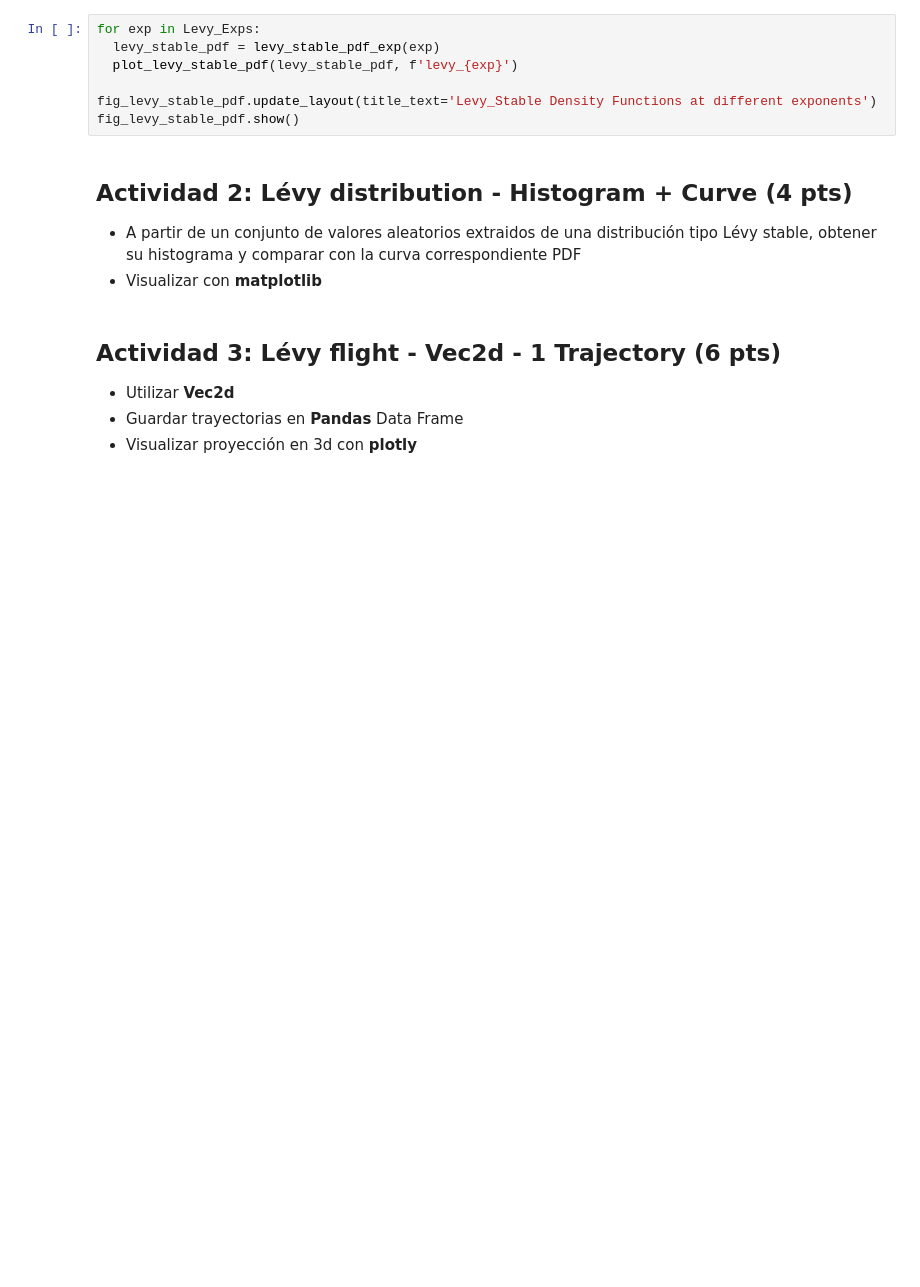
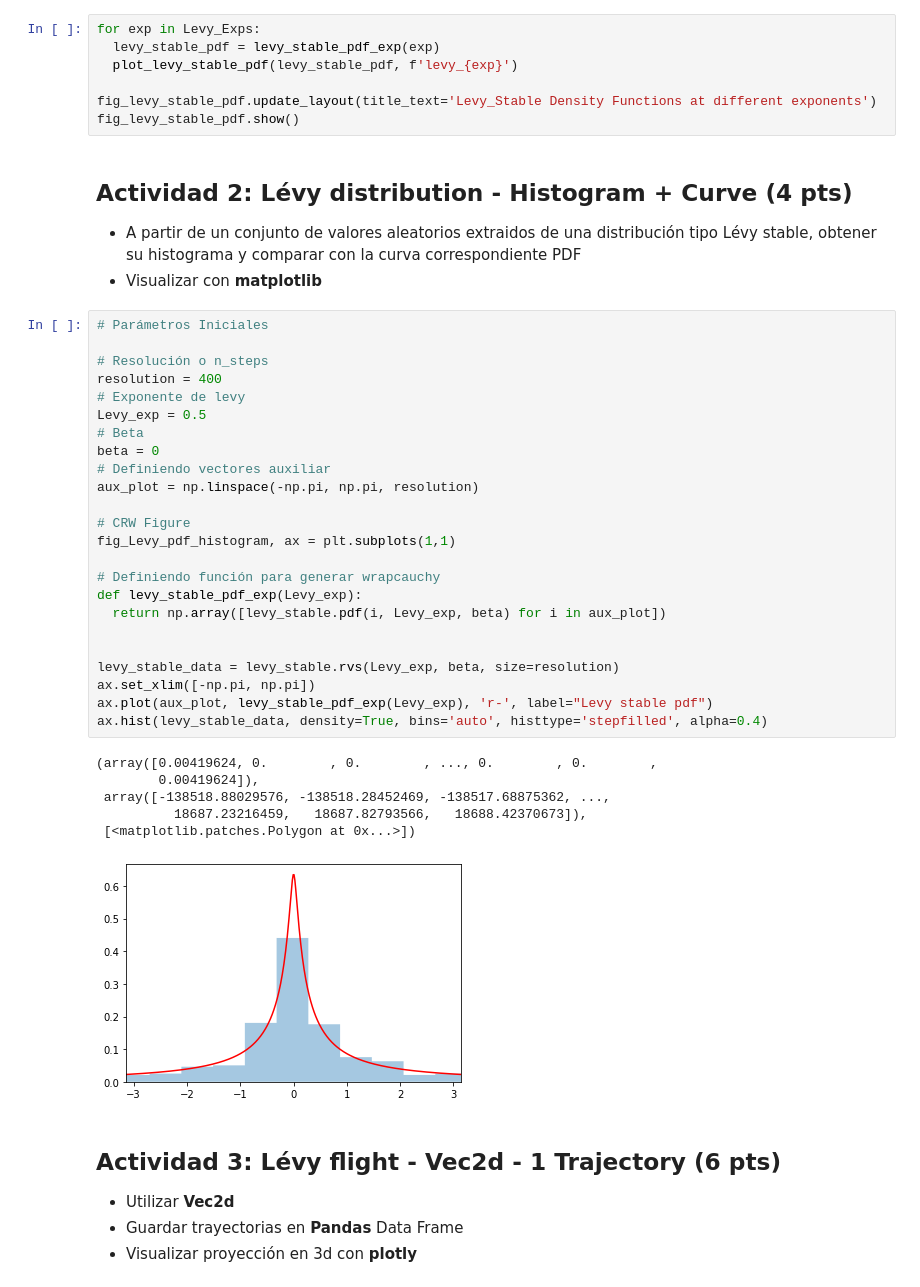
Before and after one commit to Roberto-Carrillo/Topicos-01, a Jupyter notebook: TI_1_Practica2.ipynb, the cells around one changed output. Drawn from its saved outputs; the diff is of its cells as text; blank space fills up the shorter version.

```diff
--- a/TI_1_Practica2.ipynb
+++ b/TI_1_Practica2.ipynb
@@ -122,6 +120,37 @@ fig_levy_stable_pdf.show()
 
 * A partir de un conjunto de valores aleatorios extraidos de una distribución tipo Lévy stable, obtener su histograma y comparar con la curva correspondiente PDF
 * Visualizar con **matplotlib**
+# %%
+# Parámetros Iniciales
+
+# Resolución o n_steps
+resolution = 400
+# Exponente de levy
+Levy_exp = 0.5
+# Beta
+beta = 0
+# Definiendo vectores auxiliar
+aux_plot = np.linspace(-np.pi, np.pi, resolution)
+
+# CRW Figure
+fig_Levy_pdf_histogram, ax = plt.subplots(1,1)
+
+# Definiendo función para generar wrapcauchy
+def levy_stable_pdf_exp(Levy_exp):
+  return np.array([levy_stable.pdf(i, Levy_exp, beta) for i in aux_plot])
+
+
+levy_stable_data = levy_stable.rvs(Levy_exp, beta, size=resolution)
+ax.set_xlim([-np.pi, np.pi])
+ax.plot(aux_plot, levy_stable_pdf_exp(Levy_exp), 'r-', label="Levy stable pdf")
+ax.hist(levy_stable_data, density=True, bins='auto', histtype='stepfilled', alpha=0.4)
+# %% [output]
+(array([0.00419624, 0.        , 0.        , ..., 0.        , 0.        ,
+        0.00419624]),
+ array([-138518.88029576, -138518.28452469, -138517.68875362, ...,
+          18687.23216459,   18687.82793566,   18688.42370673]),
+ [<matplotlib.patches.Polygon at 0x...>])
+[figure, added]
 # %% [markdown]
 ## Actividad 3: Lévy ﬂight - Vec2d - 1 Trajectory (6 pts)
 
```
Also changed, not shown: parts of 1 cell of this notebook.
